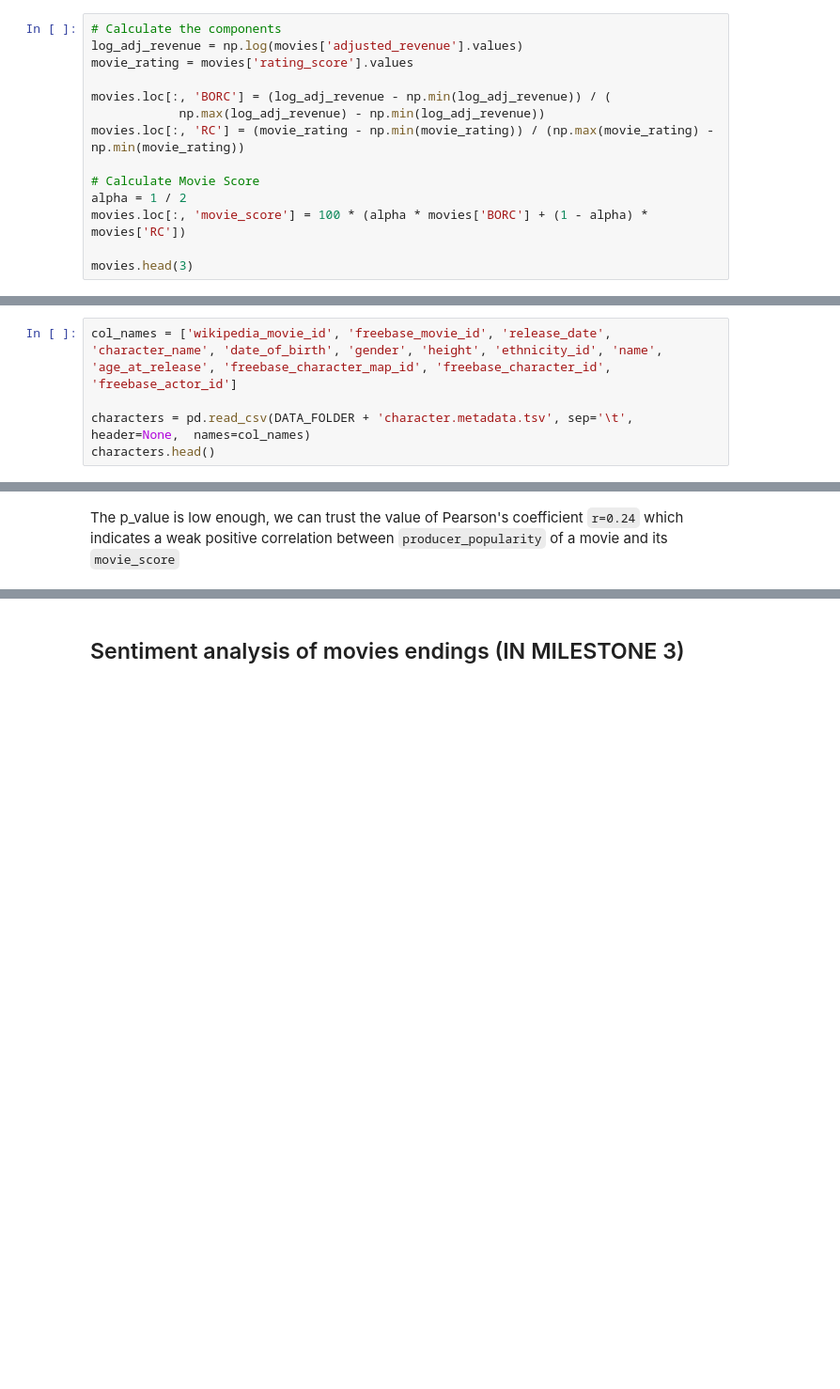
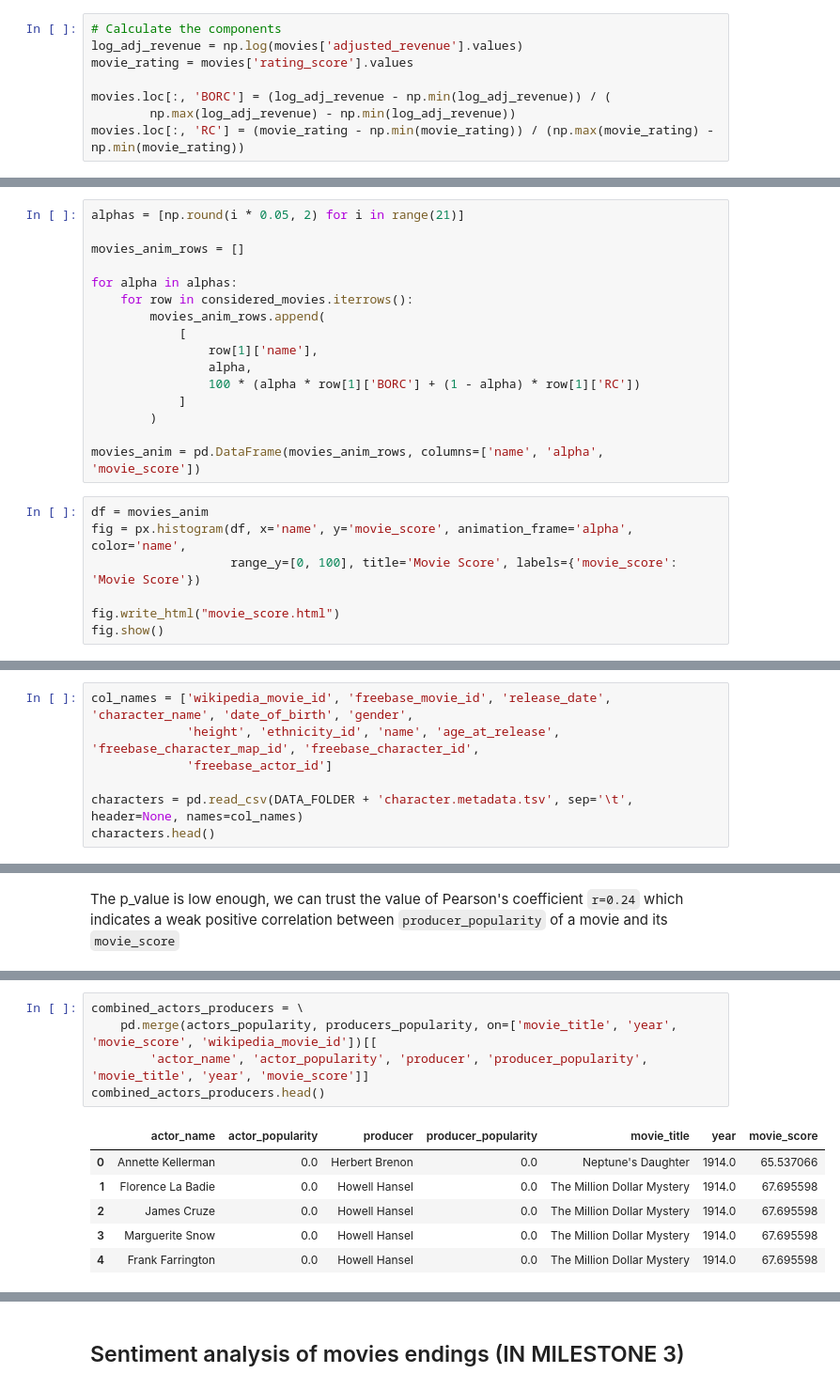
Before and after one commit to epfl-ada/ada-2023-project-dataexplorers, a Jupyter notebook: run.ipynb, the cells around one changed output, grey strips where cells are left out. Shown at 94% size. Cells and saved outputs as stored; diff of their text form; blank space fills up the shorter version.

```diff
--- a/run.ipynb
+++ b/run.ipynb
@@ -587,11 +429,5 @@ log_adj_revenue = np.log(movies['adjusted_revenue'].values)
 movie_rating = movies['rating_score'].values
 
 movies.loc[:, 'BORC'] = (log_adj_revenue - np.min(log_adj_revenue)) / (
-            np.max(log_adj_revenue) - np.min(log_adj_revenue))
+        np.max(log_adj_revenue) - np.min(log_adj_revenue))
 movies.loc[:, 'RC'] = (movie_rating - np.min(movie_rating)) / (np.max(movie_rating) - np.min(movie_rating))
-
-# Calculate Movie Score
-alpha = 1 / 2
-movies.loc[:, 'movie_score'] = 100 * (alpha * movies['BORC'] + (1 - alpha) * movies['RC'])
-
-movies.head(3)
@@ -603,0 +459,23 @@ movies.head(3)
+# %%
+alphas = [np.round(i * 0.05, 2) for i in range(21)]
+
+movies_anim_rows = []
+
+for alpha in alphas:
+    for row in considered_movies.iterrows():
+        movies_anim_rows.append(
+            [
+                row[1]['name'],
+                alpha,
+                100 * (alpha * row[1]['BORC'] + (1 - alpha) * row[1]['RC'])
+            ]
+        )
+
+movies_anim = pd.DataFrame(movies_anim_rows, columns=['name', 'alpha', 'movie_score'])
+# %%
+df = movies_anim
+fig = px.histogram(df, x='name', y='movie_score', animation_frame='alpha', color='name',
+                   range_y=[0, 100], title='Movie Score', labels={'movie_score': 'Movie Score'})
+
+fig.write_html("movie_score.html")
+fig.show()
@@ -1282,9 +1152,11 @@ Name: movie_score, dtype: float64}
 # %% [markdown]
 Let’s begin by retrieving actors’ information’s.
 # %%
-col_names = ['wikipedia_movie_id', 'freebase_movie_id', 'release_date', 'character_name', 'date_of_birth', 'gender', 'height', 'ethnicity_id', 'name', 'age_at_release', 'freebase_character_map_id', 'freebase_character_id', 'freebase_actor_id']
+col_names = ['wikipedia_movie_id', 'freebase_movie_id', 'release_date', 'character_name', 'date_of_birth', 'gender',
+             'height', 'ethnicity_id', 'name', 'age_at_release', 'freebase_character_map_id', 'freebase_character_id',
+             'freebase_actor_id']
 
-characters = pd.read_csv(DATA_FOLDER + 'character.metadata.tsv', sep='\t', header=None,  names=col_names)
+characters = pd.read_csv(DATA_FOLDER + 'character.metadata.tsv', sep='\t', header=None, names=col_names)
 characters.head()
 # %% [output]
 |  | wikipedia_movie_id | freebase_movie_id | release_date | character_name | date_of_birth | gender | height | ... |
@@ -2738,0 +2637,12 @@ The p_value is low enough, we can trust the value of Pearson's coefficient `r=0.
+# %%
+combined_actors_producers = \
+    pd.merge(actors_popularity, producers_popularity, on=['movie_title', 'year', 'movie_score', 'wikipedia_movie_id'])[[
+        'actor_name', 'actor_popularity', 'producer', 'producer_popularity', 'movie_title', 'year', 'movie_score']]
+combined_actors_producers.head()
+# %% [output]
+|  | actor_name | actor_popularity | producer | producer_popularity | movie_title | year | movie_score |
+| 0 | Annette Kellerman | 0.0 | Herbert Brenon | 0.0 | Neptune's Daughter | 1914.0 | 65.537066 |
+| 1 | Florence La Badie | 0.0 | Howell Hansel | 0.0 | The Million Dollar Mystery | 1914.0 | 67.695598 |
+| 2 | James Cruze | 0.0 | Howell Hansel | 0.0 | The Million Dollar Mystery | 1914.0 | 67.695598 |
+| 3 | Marguerite Snow | 0.0 | Howell Hansel | 0.0 | The Million Dollar Mystery | 1914.0 | 67.695598 |
+| 4 | Frank Farrington | 0.0 | Howell Hansel | 0.0 | The Million Dollar Mystery | 1914.0 | 67.695598 |
```
Also changed, not shown: parts of 76 cells of this notebook.
